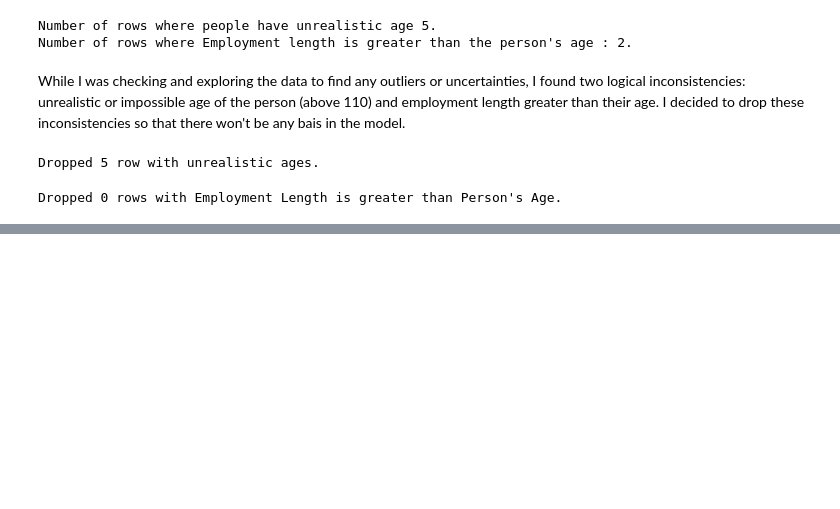
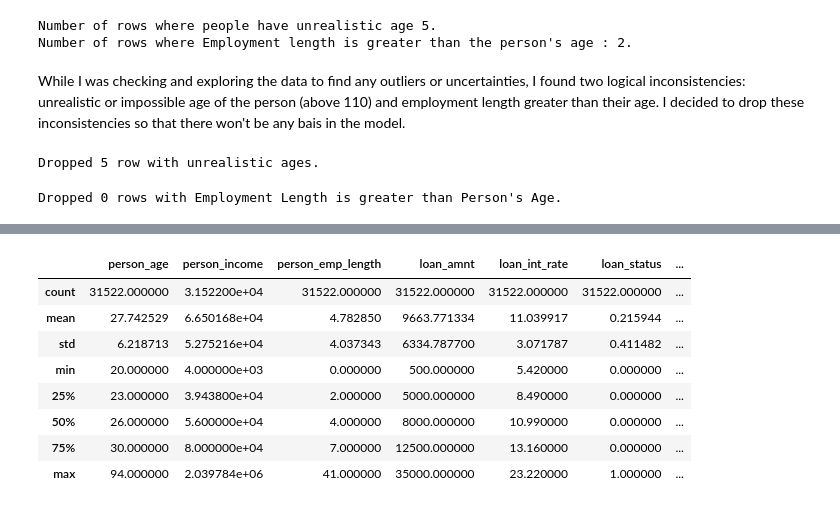
Before and after one commit to shlokzz/Credit-Risk-Prediction-Project, a Jupyter notebook: notebooks/data_cleaning.ipynb, the cells around one changed output, grey strips where cells are left out. Saved outputs shown, nothing was run; the diff lists cells and outputs as text; code cells hidden in the pictures; blank space fills up the shorter version.

```diff
--- a/notebooks/data_cleaning.ipynb
+++ b/notebooks/data_cleaning.ipynb
@@ -219,0 +220,12 @@ df.describe()
+# %%
+df.describe()
+# %% [output]
+|  | person_age | person_income | person_emp_length | loan_amnt | loan_int_rate | loan_status | ... |
+| count | 31522.000000 | 3.152200e+04 | 31522.000000 | 31522.000000 | 31522.000000 | 31522.000000 | ... |
+| mean | 27.742529 | 6.650168e+04 | 4.782850 | 9663.771334 | 11.039917 | 0.215944 | ... |
+| std | 6.218713 | 5.275216e+04 | 4.037343 | 6334.787700 | 3.071787 | 0.411482 | ... |
+| min | 20.000000 | 4.000000e+03 | 0.000000 | 500.000000 | 5.420000 | 0.000000 | ... |
+| 25% | 23.000000 | 3.943800e+04 | 2.000000 | 5000.000000 | 8.490000 | 0.000000 | ... |
+| 50% | 26.000000 | 5.600000e+04 | 4.000000 | 8000.000000 | 10.990000 | 0.000000 | ... |
+| 75% | 30.000000 | 8.000000e+04 | 7.000000 | 12500.000000 | 13.160000 | 0.000000 | ... |
+| max | 94.000000 | 2.039784e+06 | 41.000000 | 35000.000000 | 23.220000 | 1.000000 | ... |
```
Also changed, not shown: parts of 8 cells of this notebook.
